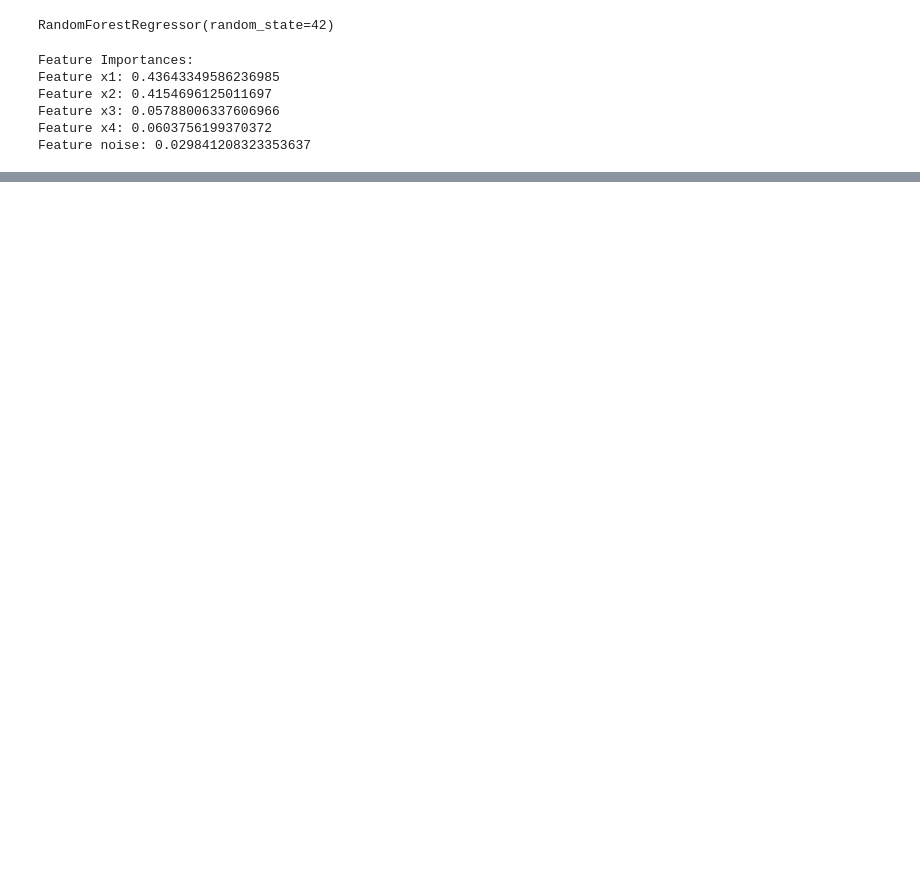
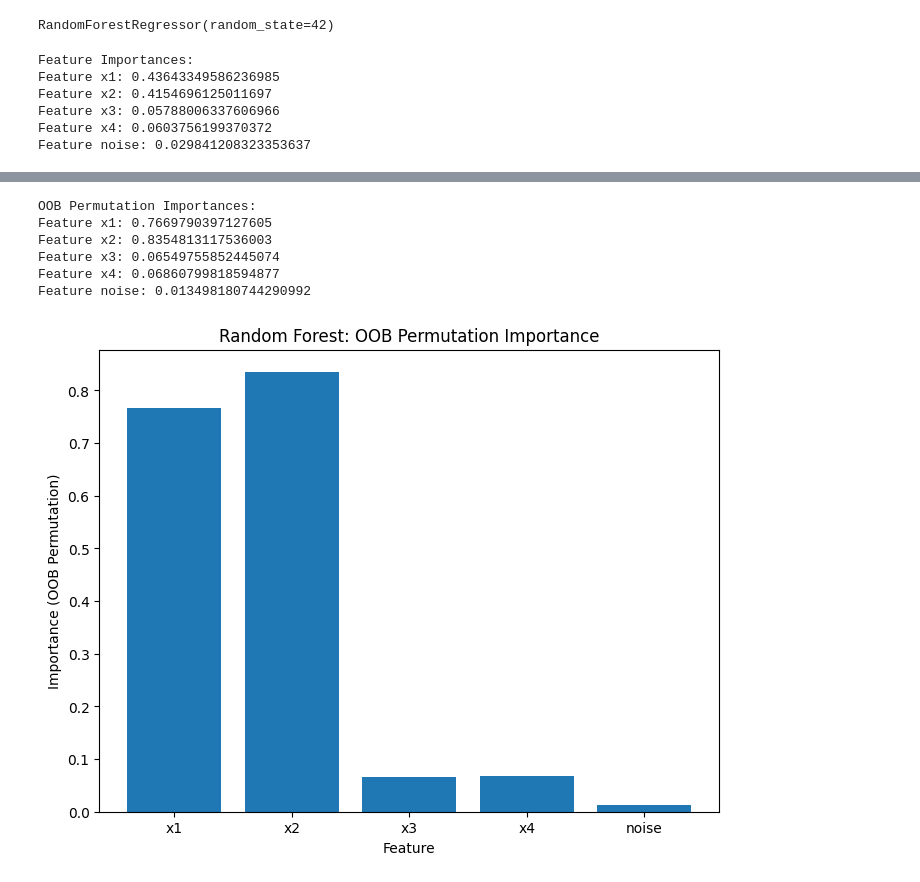
Before and after one commit to lamtung16/ML_feature_importance, a Jupyter notebook: random_forest.ipynb, the cells around one changed output, grey strips where cells are left out. Cells and saved outputs as stored; diff of their text form; code cells hidden in the pictures; blank space fills up the shorter version.

```diff
--- a/random_forest.ipynb
+++ b/random_forest.ipynb
@@ -50,0 +52,29 @@ plt.show()
+# %%
+# Enable OOB scoring in the Random Forest
+rf_oob = RandomForestRegressor(n_estimators=100, oob_score=True, random_state=42)
+rf_oob.fit(data[['x1', 'x2', 'x3', 'x4', 'noise']], data['y'])
+
+# Calculate permutation importance using the OOB-fitted model
+oob_importance = permutation_importance(rf_oob, data[['x1', 'x2', 'x3', 'x4', 'noise']], data['y'], n_repeats=30, random_state=42)
+
+# Print OOB-based permutation importances
+print("OOB Permutation Importances:")
+for i, feature in enumerate(data.columns[:-1]):
+    print(f"Feature {feature}: {oob_importance.importances_mean[i]}")
+
+# Plot OOB-based permutation importance
+plt.figure(figsize=(8, 6))
+plt.bar(data.columns[:-1], oob_importance.importances_mean)
+plt.xlabel("Feature")
+plt.ylabel("Importance (OOB Permutation)")
+plt.title("Random Forest: OOB Permutation Importance")
+plt.savefig("figs/random_forest_oob_permutation.png", format='png')
+plt.show()
+# %% [output]
+OOB Permutation Importances:
+Feature x1: 0.7669790397127605
+Feature x2: 0.8354813117536003
+Feature x3: 0.06549755852445074
+Feature x4: 0.06860799818594877
+Feature noise: 0.013498180744290992
+[figure, added]
```
Also changed, not shown: parts of 2 cells of this notebook, 7 other files.
